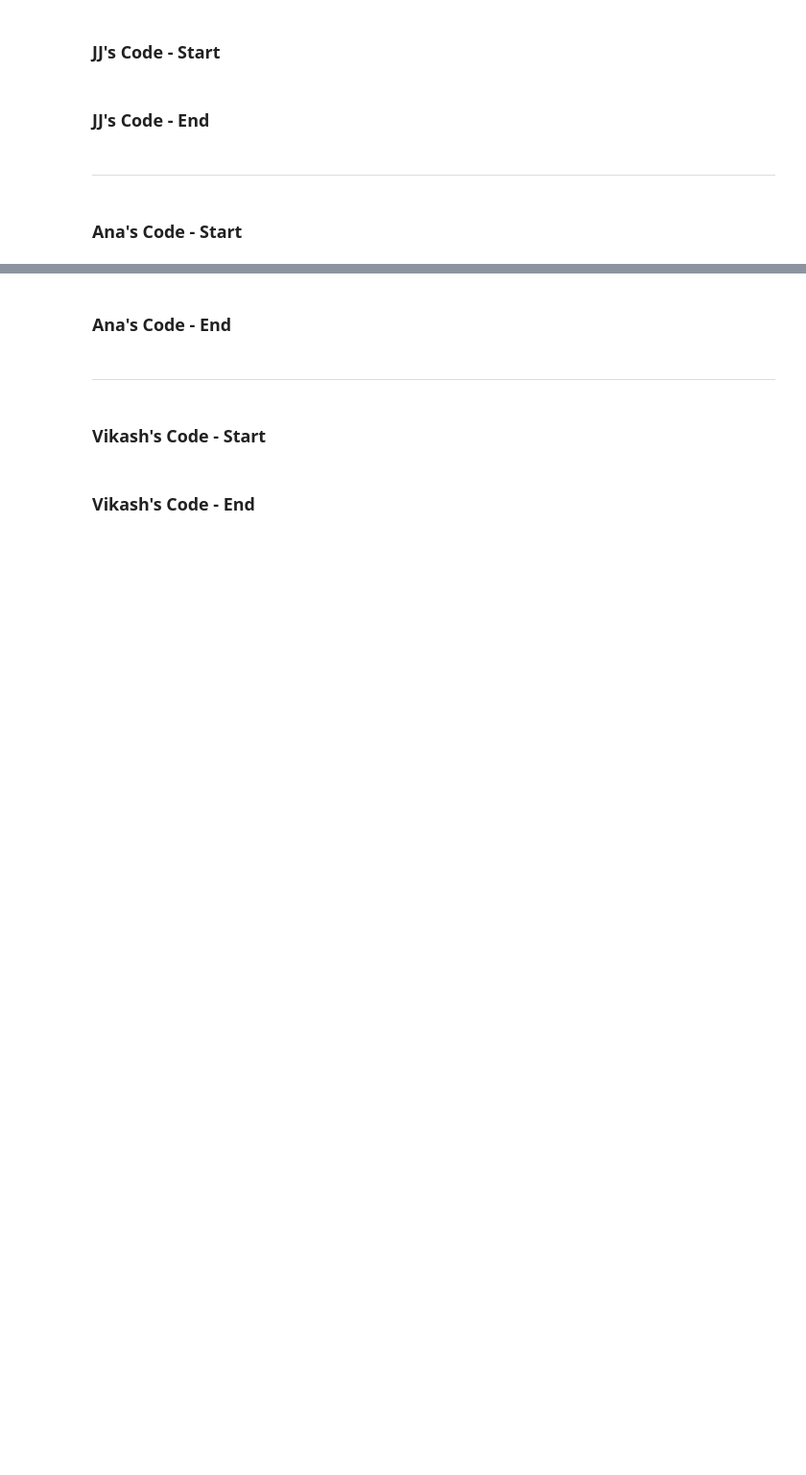
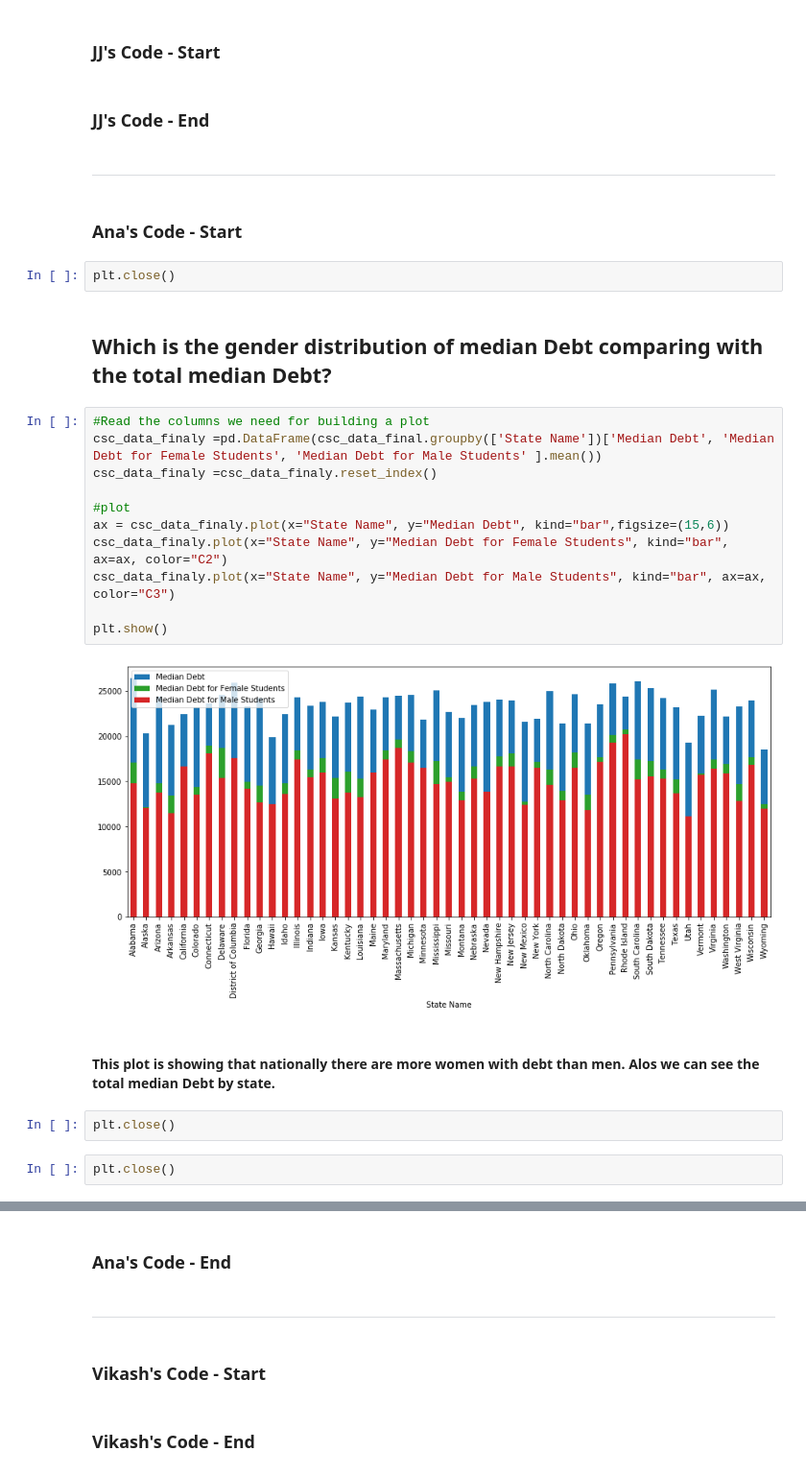
Before and after one commit to hyacob-89/project_one, a Jupyter notebook: project_one_nb.ipynb, the cells around one changed output, grey strips where cells are left out. Shown at 96% size. Cells and saved outputs as stored; diff of their text form; blank space fills up the shorter version.

```diff
--- a/project_one_nb.ipynb
+++ b/project_one_nb.ipynb
@@ -91,3 +102,26 @@ csc_data_final
 ----------------------------------------------
 # %% [markdown]
 ### Ana's Code - Start
+# %%
+plt.close()
+# %% [markdown]
+## Which is the gender distribution of median Debt comparing with the total median Debt?
+# %%
+#Read the columns we need for building a plot
+csc_data_finaly =pd.DataFrame(csc_data_final.groupby(['State Name'])['Median Debt', 'Median Debt for Female Students', 'Median Debt for Male Students' ].mean())
+csc_data_finaly =csc_data_finaly.reset_index()
+
+#plot
+ax = csc_data_finaly.plot(x="State Name", y="Median Debt", kind="bar",figsize=(15,6))
+csc_data_finaly.plot(x="State Name", y="Median Debt for Female Students", kind="bar", ax=ax, color="C2")
+csc_data_finaly.plot(x="State Name", y="Median Debt for Male Students", kind="bar", ax=ax, color="C3")
+
+plt.show()
+# %% [output]
+[figure, added]
+# %% [markdown]
+#### This plot is showing that nationally there are more women with debt than men. Alos we can see the total median Debt by state.
+# %%
+plt.close()
+# %%
+plt.close()
```
Also changed, not shown: parts of 21 cells of this notebook, 2 other files.
